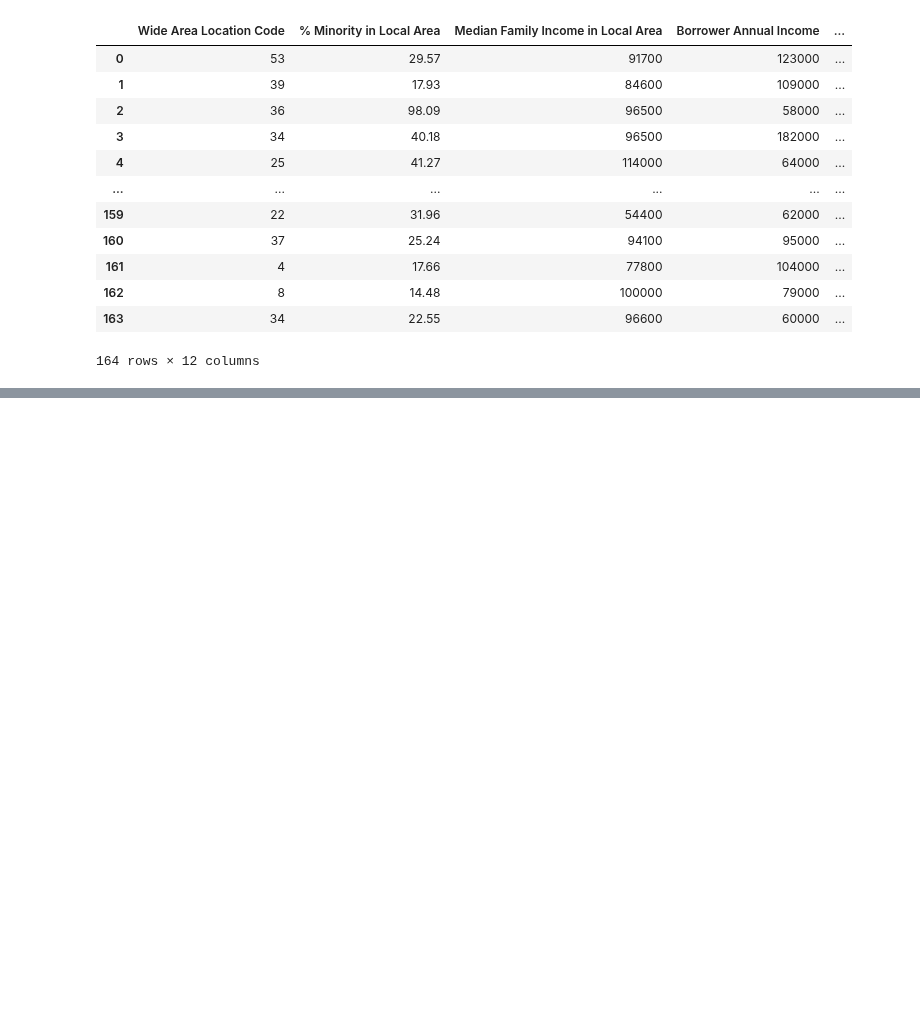
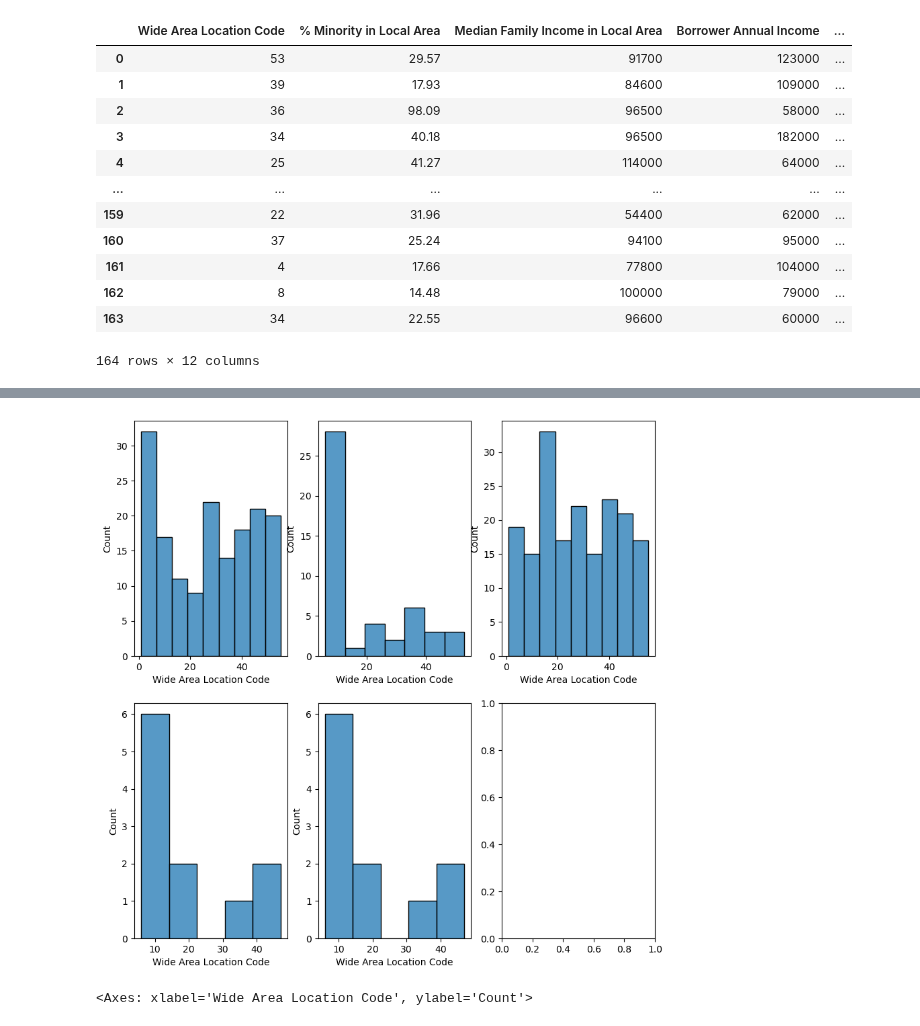
Before and after one commit to KunalNeon/CommBank, a Jupyter notebook: dataSet.ipynb, the cells around one changed output, grey strips where cells are left out. Saved outputs shown, nothing was run; the diff lists cells and outputs as text; code cells hidden in the pictures; blank space fills up the shorter version.

```diff
--- a/dataSet.ipynb
+++ b/dataSet.ipynb
@@ -823,0 +827,23 @@ Length: 164, dtype: object
+# %%
+import seaborn as sns
+fig, axes=myplot.subplots(2,3, figsize=(10,10))
+
+k_third_cluster=third_cluster.drop("Cluster",axis=1).reset_index(drop=True)
+k_fourth_cluster=fourth_cluster.drop("Cluster",axis=1).reset_index(drop=True)
+k_fifth_cluster=fifth_cluster.drop("Cluster",axis=1).reset_index(drop=True)
+
+sns.histplot(data=k_second_cluster["Wide Area Location Code"], ax=axes[0,0])
+
+sns.histplot(data=k_second_cluster["Wide Area Location Code"], ax=axes[0,1])
+sns.histplot(data=k_third_cluster["Wide Area Location Code"], ax=axes[0,2])
+sns.histplot(data=k_fourth_cluster["Wide Area Location Code"], ax=axes[1,0])
+sns.histplot(data=k_fifth_cluster["Wide Area Location Code"], ax=axes[1,1])
+
+myplot.show()
+# %% [output]
+[figure, added]
+# %%
+import seaborn as sns
+sns.histplot(data=k_second_cluster["Wide Area Location Code"], ax=axes[0,0])
+# %% [output]
+<Axes: xlabel='Wide Area Location Code', ylabel='Count'>
```
Also changed, not shown: parts of 20 cells of this notebook.
